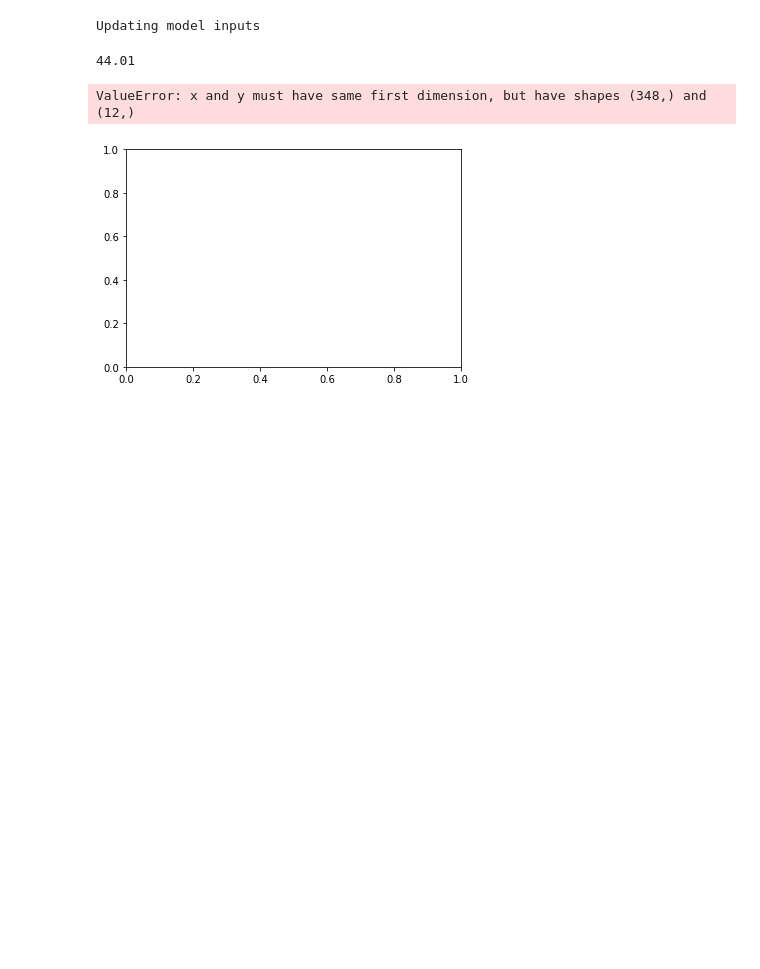
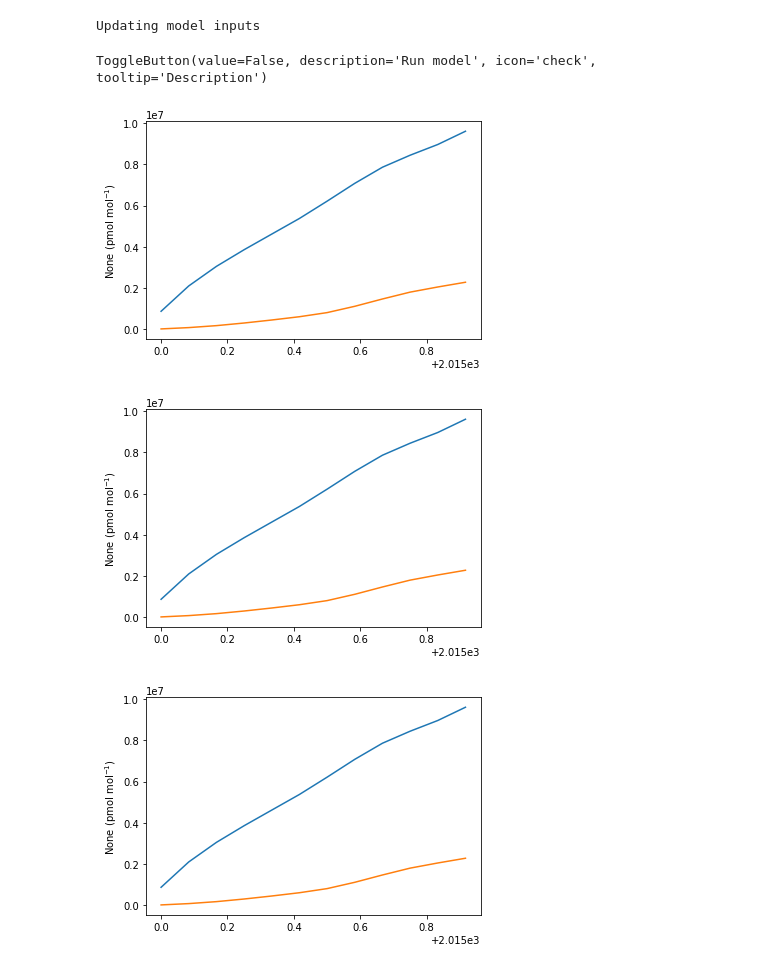
Before and after one commit to mrghg/py12box, a Jupyter notebook: index_widgets_test.ipynb, the cells around one changed output. Drawn from its saved outputs; the diff is of its cells as text; code cells hidden in the pictures; blank space fills up the shorter version.

Commit message:
Fixed some widget issues and added run button

```diff
--- a/index_widgets_test.ipynb
+++ b/index_widgets_test.ipynb
@@ -67,7 +65,8 @@ no_files = False
 def update_species_dropdown(*args):
     case = case_dropdown.value
     fnames = [f.name for f in (project_dropdown.value / case).rglob("*.csv")]
-    if fnames:
+    if len(fnames) > 0:
+        no_files = False
         species_set = set([f.split("_")[0] for f in fnames])
         species_dropdown.options = species_set
     else:
@@ -82,8 +81,9 @@ update_species_dropdown()
 # may be related to this: https://ipywidgets.readthedocs.io/en/stable/examples/Widget%20Asynchronous.html
 
 mol_mass = None
+species = None
 def update_model_inputs(*args):
-    if not no_files:
+    if no_files == False:
         print("Updating model inputs")
         project_directory = project_dropdown.value
         case = case_dropdown.value
@@ -95,8 +95,15 @@ def update_model_inputs(*args):
                                                                  species)
 
         i_t, i_v1, t, v1, inputs_global.OH, inputs_global.Cl, inputs_global.temperature = setup.get_model_parameters(input_dir,
-                                                                       int(len(time) / 12))
+                                                                       int(len(inputs.time) / 12))
         inputs_global.F = setup.transport_matrix(i_t, i_v1, t, v1)
+
+    else:
+        inputs.time = None
+        inputs.ic = None
+        inputs.emissions = None
+        inputs.lifetime = None
+        inputs.mol_mass = None
 
 species_dropdown.observe(update_model_inputs, names = "value")
 update_model_inputs()
@@ -110,24 +117,40 @@ Dropdown(description='Select project', options=(PosixPath('../py12box_projects/A
 [interactive output not drawn]
 [interactive output not drawn]
 Updating model inputs
-# %%
-
-inputs.mol_mass
-# %% [output]
-44.01
 # %%
-c_month, burden, emissions_out, losses, lifetimes = \
-    core.model(ic=inputs.ic, q=inputs.emissions,
-               mol_mass=inputs.mol_mass,
-               lifetime=inputs.lifetime,
-               F=inputs_global.F,
-               temp=inputs_global.temperature,
-               Cl=inputs_global.Cl, OH=inputs_global.OH)
+def run_model(*args):
+    if len(inputs.emissions) > 0:
 
-plt.plot(inputs.time, c_month[:, 0])
-plt.plot(inputs.time, c_month[:, 3])
-plt.ylabel("%s (pmol mol$^{-1}$)" % species)
-plt.show()
+        c_month, burden, emissions_out, losses, lifetimes = \
+            core.model(ic=inputs.ic, q=inputs.emissions,
+                       mol_mass=inputs.mol_mass,
+                       lifetime=inputs.lifetime,
+                       F=inputs_global.F,
+                       temp=inputs_global.temperature,
+                       Cl=inputs_global.Cl, OH=inputs_global.OH)
+
+        plt.plot(inputs.time, c_month[:, 0])
+        plt.plot(inputs.time, c_month[:, 3])
+        plt.ylabel("%s (pmol mol$^{-1}$)" % species)
+        plt.show()
+
+    else:
+
+        print("No inputs")
+
+run_botton = widgets.ToggleButton(
+                                value=False,
+                                description='Run model',
+                                disabled=False,
+                                button_style='', # 'success', 'info', 'warning', 'danger' or ''
+                                tooltip='Description',
+                                icon='check'
+                                )
+
+display(run_botton)
+run_botton.observe(run_model, names = "value")
 # %% [output]
-ValueError: x and y must have same first dimension, but have shapes (348,) and (12,)
+ToggleButton(value=False, description='Run model', icon='check', tooltip='Description')
-[figure, old version]
+[figure, new version]
+[figure, added]
+[figure, added]
```
Also changed, not shown: parts of 3 cells of this notebook.
